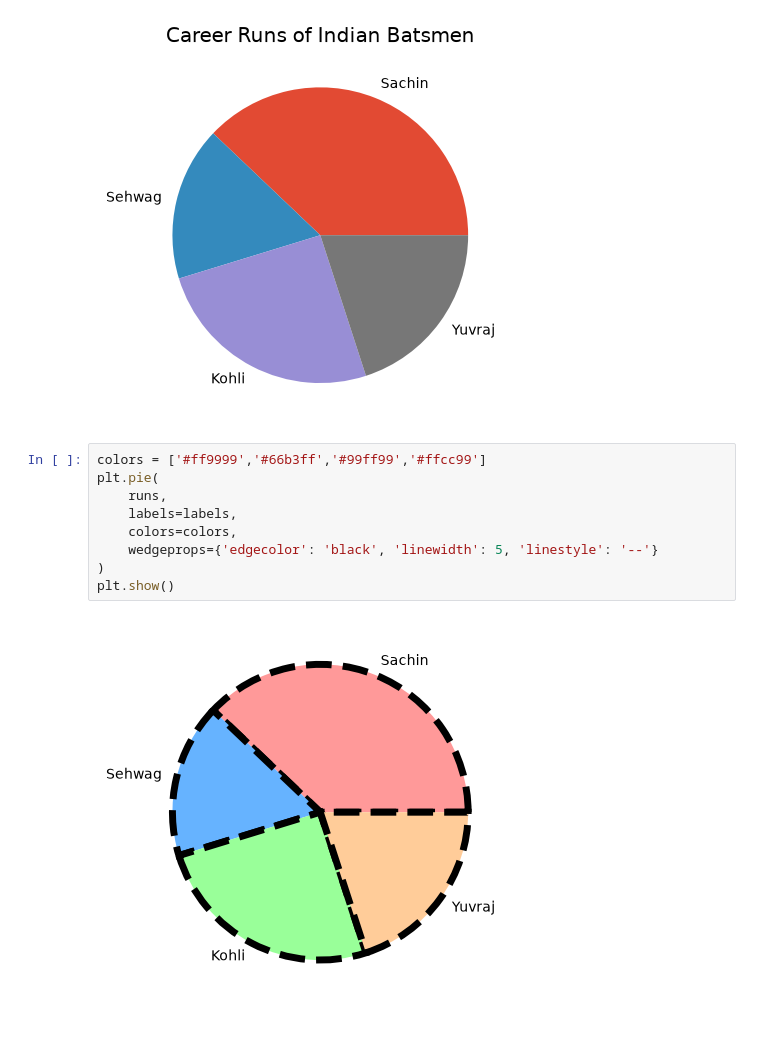
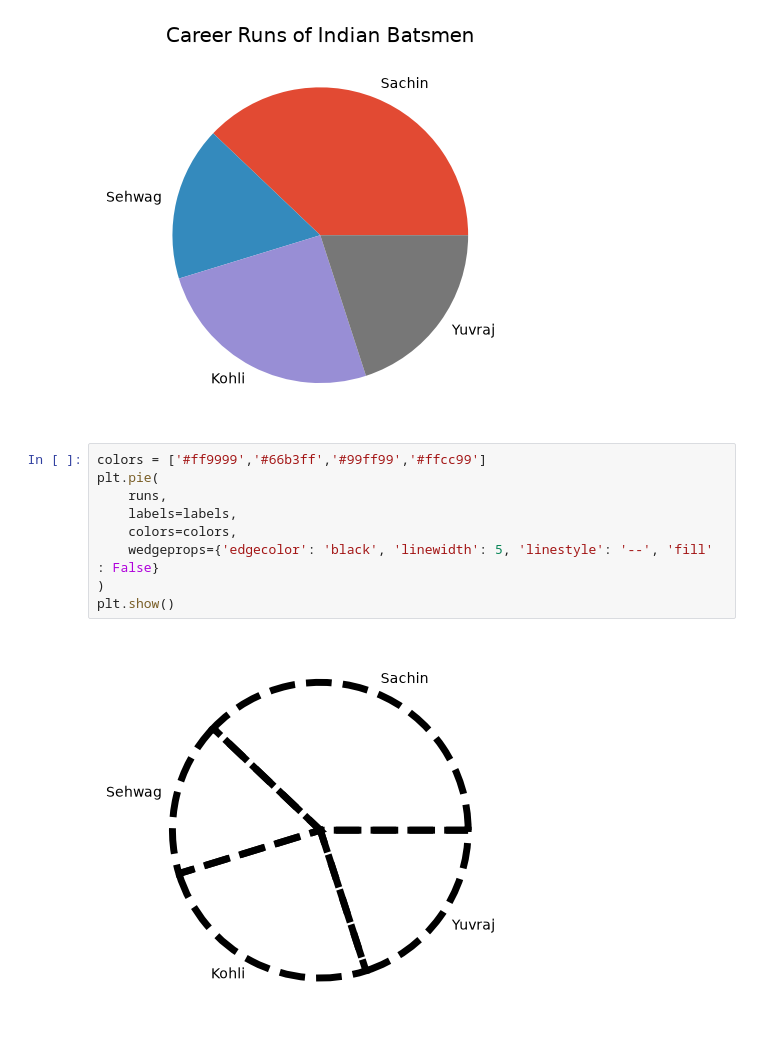
Before and after one commit to AtharvBorkar/Data-Science-Files, a Jupyter notebook: Shreya/Data Visualization using Matplotlib and Seaborn/pie Charts.ipynb, the cells around one changed output. Cells and saved outputs as stored; diff of their text form.

```diff
--- a/Shreya/Data Visualization using Matplotlib and Seaborn/pie Charts.ipynb
+++ b/Shreya/Data Visualization using Matplotlib and Seaborn/pie Charts.ipynb
@@ -15,11 +15,11 @@ plt.show()
 # %%
 colors = ['#ff9999','#66b3ff','#99ff99','#ffcc99']
 plt.pie(
     runs,
     labels=labels,
     colors=colors,
-    wedgeprops={'edgecolor': 'black', 'linewidth': 5, 'linestyle': '--'}
+    wedgeprops={'edgecolor': 'black', 'linewidth': 5, 'linestyle': '--', 'fill' : False}
 )
 plt.show()
 # %% [output]
-[figure, old version]
+[figure, new version]
```
